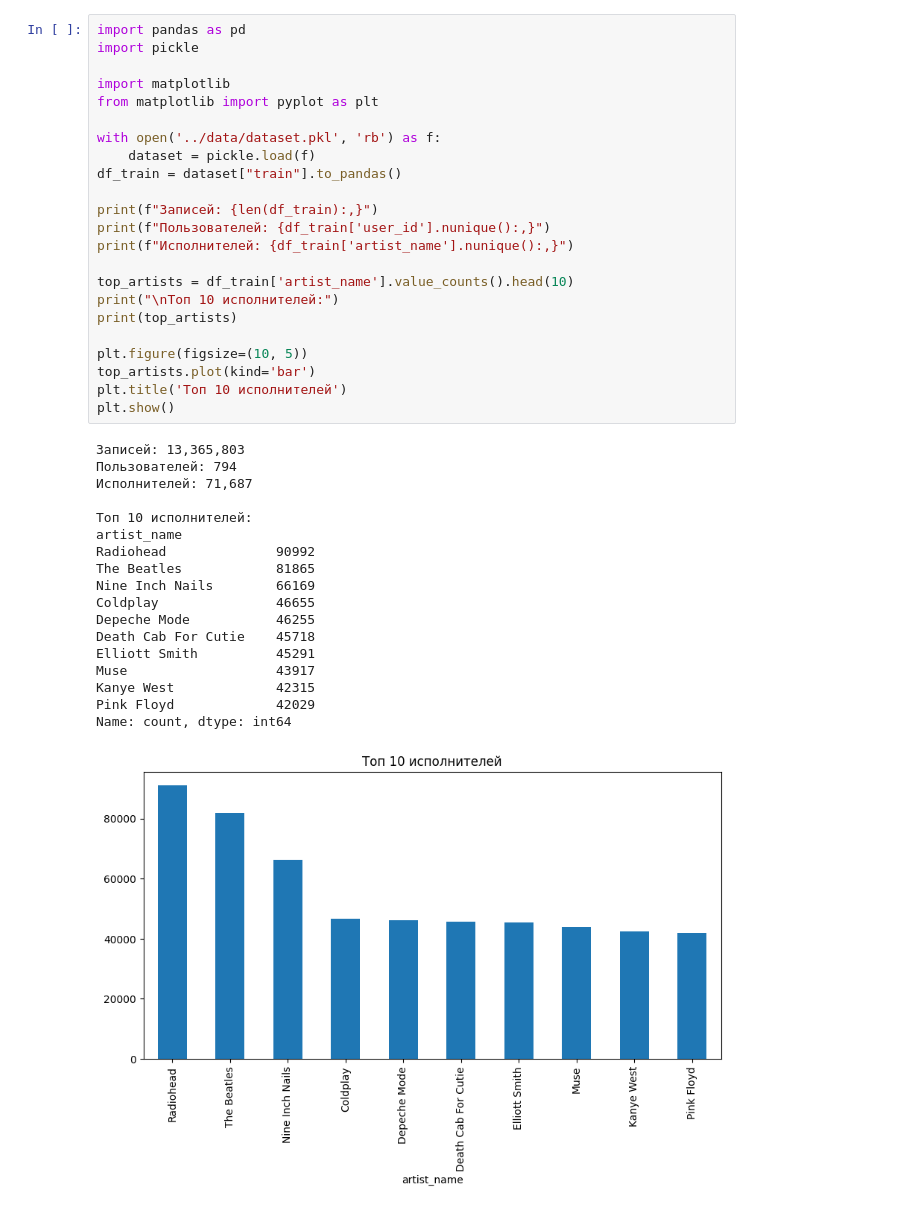
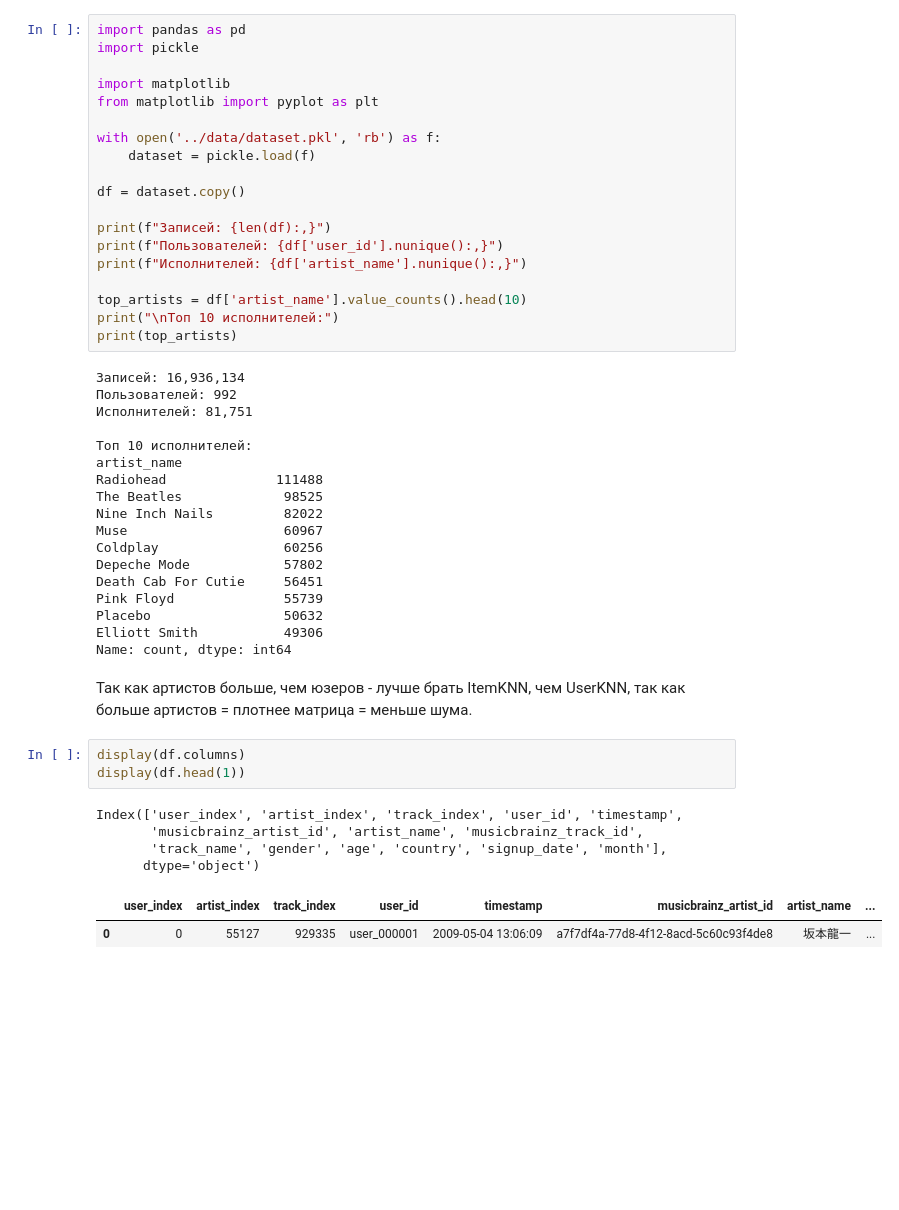
Before and after one commit to snez17/recsys-lastfm, a Jupyter notebook: notebooks/01_eda.ipynb, the cells around one changed output. Cells and saved outputs as stored; diff of their text form; blank space fills up the shorter version.

```diff
--- a/notebooks/01_eda.ipynb
+++ b/notebooks/01_eda.ipynb
@@ -7,36 +7,43 @@ from matplotlib import pyplot as plt
 
 with open('../data/dataset.pkl', 'rb') as f:
     dataset = pickle.load(f)
-df_train = dataset["train"].to_pandas()
 
-print(f"Записей: {len(df_train):,}")
-print(f"Пользователей: {df_train['user_id'].nunique():,}")
-print(f"Исполнителей: {df_train['artist_name'].nunique():,}")
+df = dataset.copy()
 
-top_artists = df_train['artist_name'].value_counts().head(10)
+print(f"Записей: {len(df):,}")
+print(f"Пользователей: {df['user_id'].nunique():,}")
+print(f"Исполнителей: {df['artist_name'].nunique():,}")
+
+top_artists = df['artist_name'].value_counts().head(10)
 print("\nТоп 10 исполнителей:")
 print(top_artists)
-
-plt.figure(figsize=(10, 5))
-top_artists.plot(kind='bar')
-plt.title('Топ 10 исполнителей')
-plt.show()
 # %% [output]
-Записей: 13,365,803
-Пользователей: 794
-Исполнителей: 71,687
+Записей: 16,936,134
+Пользователей: 992
+Исполнителей: 81,751
 
 Топ 10 исполнителей:
 artist_name
-Radiohead              90992
-The Beatles            81865
-Nine Inch Nails        66169
-Coldplay               46655
-Depeche Mode           46255
-Death Cab For Cutie    45718
-Elliott Smith          45291
-Muse                   43917
-Kanye West             42315
-Pink Floyd             42029
+Radiohead              111488
+The Beatles             98525
+Nine Inch Nails         82022
+Muse                    60967
+Coldplay                60256
+Depeche Mode            57802
+Death Cab For Cutie     56451
+Pink Floyd              55739
+Placebo                 50632
+Elliott Smith           49306
 Name: count, dtype: int64
-[figure, removed]
+# %% [markdown]
+Так как артистов больше, чем юзеров - лучше брать ItemKNN, чем UserKNN, так как больше артистов = плотнее матрица = меньше шума.
+# %%
+display(df.columns)
+display(df.head(1))
+# %% [output]
+Index(['user_index', 'artist_index', 'track_index', 'user_id', 'timestamp',
+       'musicbrainz_artist_id', 'artist_name', 'musicbrainz_track_id',
+       'track_name', 'gender', 'age', 'country', 'signup_date', 'month'],
+      dtype='object')
+|  | user_index | artist_index | track_index | user_id | timestamp | musicbrainz_artist_id | artist_name | ... |
+| 0 | 0 | 55127 | 929335 | user_000001 | 2009-05-04 13:06:09 | a7f7df4a-77d8-4f12-8acd-5c60c93f4de8 | 坂本龍一 | ... |
```
Also changed, not shown: parts of 17 cells of this notebook, 21 other files.
